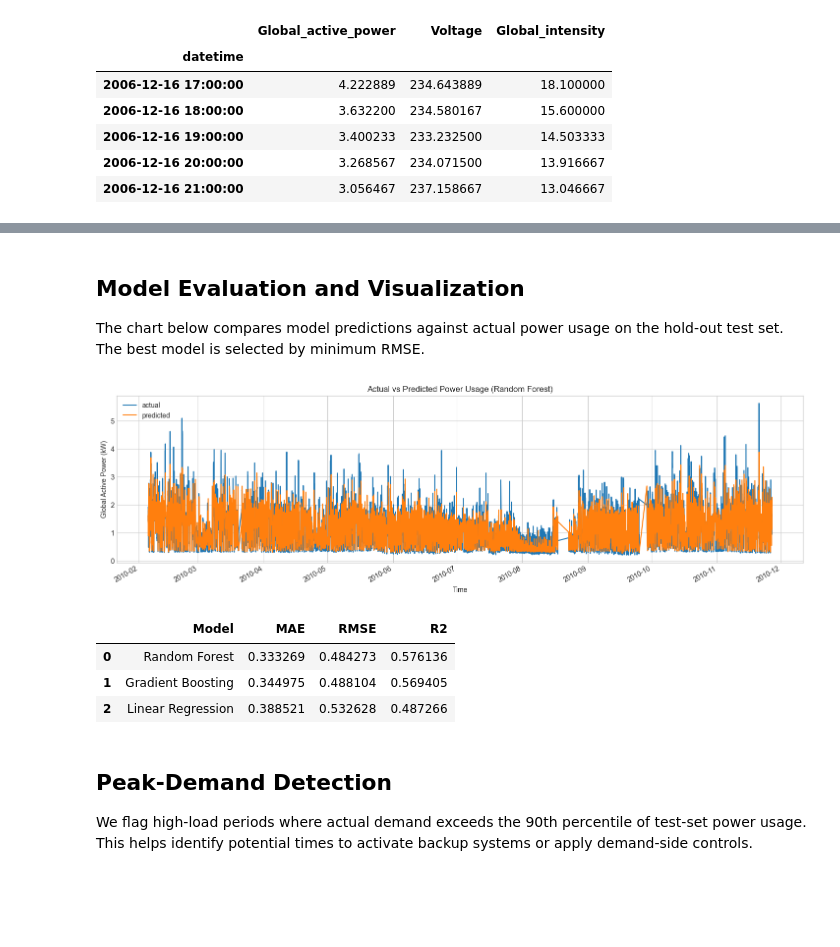
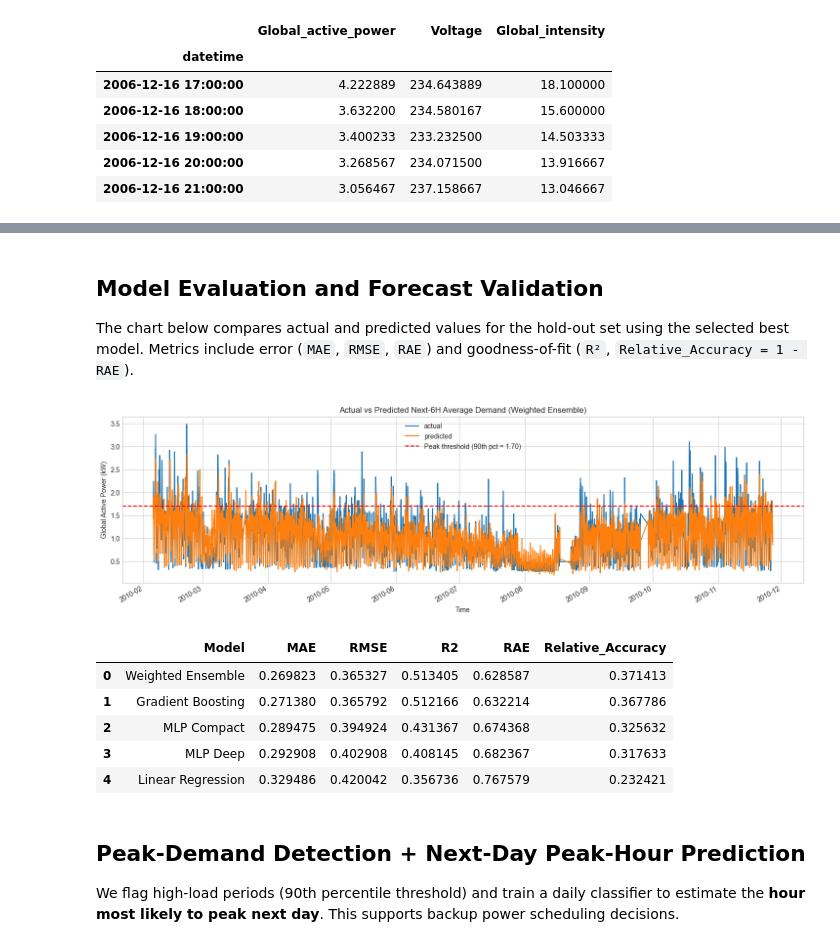
Before and after one commit to abojotemi/End-to-End-Smart-Power, a Jupyter notebook: note.ipynb, the cells around one changed output, grey strips where cells are left out. Drawn from its saved outputs; the diff is of its cells as text; code cells hidden in the pictures; blank space fills up the shorter version.

```diff
--- a/note.ipynb
+++ b/note.ipynb
@@ -56,7 +70,7 @@ candidate_paths = [
     Path(f"./data/{DATASET_NAME}"),
     Path(f"./AI/data/{DATASET_NAME}"),
     Path(f"/home/temi/Documents/ML/AI/data/{DATASET_NAME}"),
-    Path(f"/content/{DATASET_NAME}")
+    Path(f"/content/{DATASET_NAME}"),
 ]
 
 for p in candidate_paths:
@@ -223,35 +348,35 @@ results_df
 # %% [markdown]
-## Model Evaluation and Visualization
+## Model Evaluation and Forecast Validation
 
-The chart below compares model predictions against actual power usage on the hold-out test set. The best model is selected by minimum RMSE.
+The chart below compares actual and predicted values for the hold-out set using the selected best model. Metrics include error (`MAE`, `RMSE`, `RAE`) and goodness-of-fit (`R²`, `Relative_Accuracy = 1 - RAE`).
 # %%
-best_model_name = results_df.loc[0, "Model"]
-best_pred = predictions[best_model_name]
-
-comparison_df = pd.DataFrame(
-    {
-        "datetime": dates_test,
-        "actual": y_test.values,
-        "predicted": best_pred,
-    }
-).set_index("datetime")
+peak_threshold = comparison_df["actual"].quantile(0.90)
 
 fig, ax = plt.subplots(figsize=(18, 5))
 comparison_df[["actual", "predicted"]].plot(ax=ax)
-ax.set_title(f"Actual vs Predicted Power Usage ({best_model_name})")
+ax.axhline(
+    peak_threshold,
+    color="red",
+    linestyle="--",
+    label=f"Peak threshold (90th pct = {peak_threshold:.2f})",
+)
+ax.set_title(f"Actual vs Predicted Next-6H Average Demand ({best_model_name})")
 ax.set_ylabel("Global Active Power (kW)")
 ax.set_xlabel("Time")
+ax.legend()
 plt.show()
 
 results_df
 # %% [output]
-[figure, old version]
+[figure, new version]
-|  | Model | MAE | RMSE | R2 |
-| 0 | Random Forest | 0.333269 | 0.484273 | 0.576136 |
-| 1 | Gradient Boosting | 0.344975 | 0.488104 | 0.569405 |
-| 2 | Linear Regression | 0.388521 | 0.532628 | 0.487266 |
+|  | Model | MAE | RMSE | R2 | RAE | Relative_Accuracy |
+| 0 | Weighted Ensemble | 0.269823 | 0.365327 | 0.513405 | 0.628587 | 0.371413 |
+| 1 | Gradient Boosting | 0.271380 | 0.365792 | 0.512166 | 0.632214 | 0.367786 |
+| 2 | MLP Compact | 0.289475 | 0.394924 | 0.431367 | 0.674368 | 0.325632 |
+| 3 | MLP Deep | 0.292908 | 0.402908 | 0.408145 | 0.682367 | 0.317633 |
+| 4 | Linear Regression | 0.329486 | 0.420042 | 0.356736 | 0.767579 | 0.232421 |
 # %% [markdown]
-## Peak-Demand Detection
+## Peak-Demand Detection + Next-Day Peak-Hour Prediction
 
-We flag high-load periods where actual demand exceeds the 90th percentile of test-set power usage. This helps identify potential times to activate backup systems or apply demand-side controls.
+We flag high-load periods (90th percentile threshold) and train a daily classifier to estimate the **hour most likely to peak next day**. This supports backup power scheduling decisions.
 # %%
```
Also changed, not shown: parts of 12 cells of this notebook, 7 other files.
